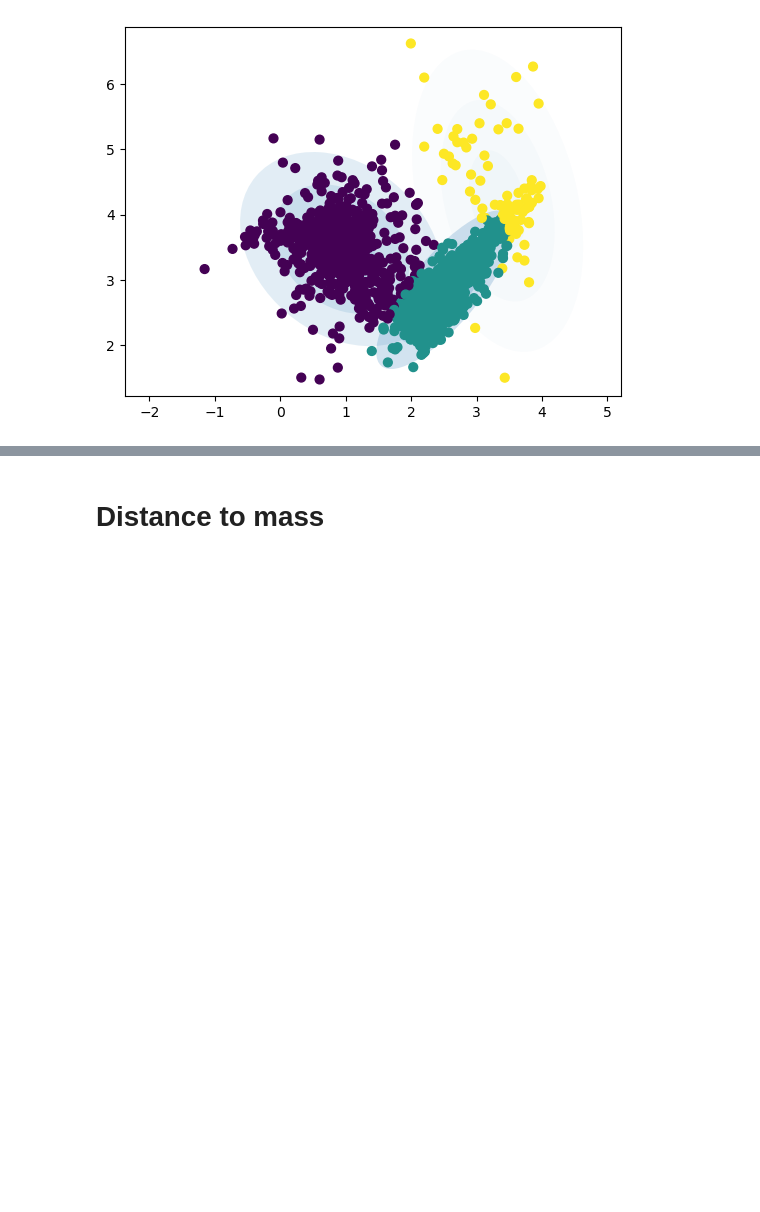
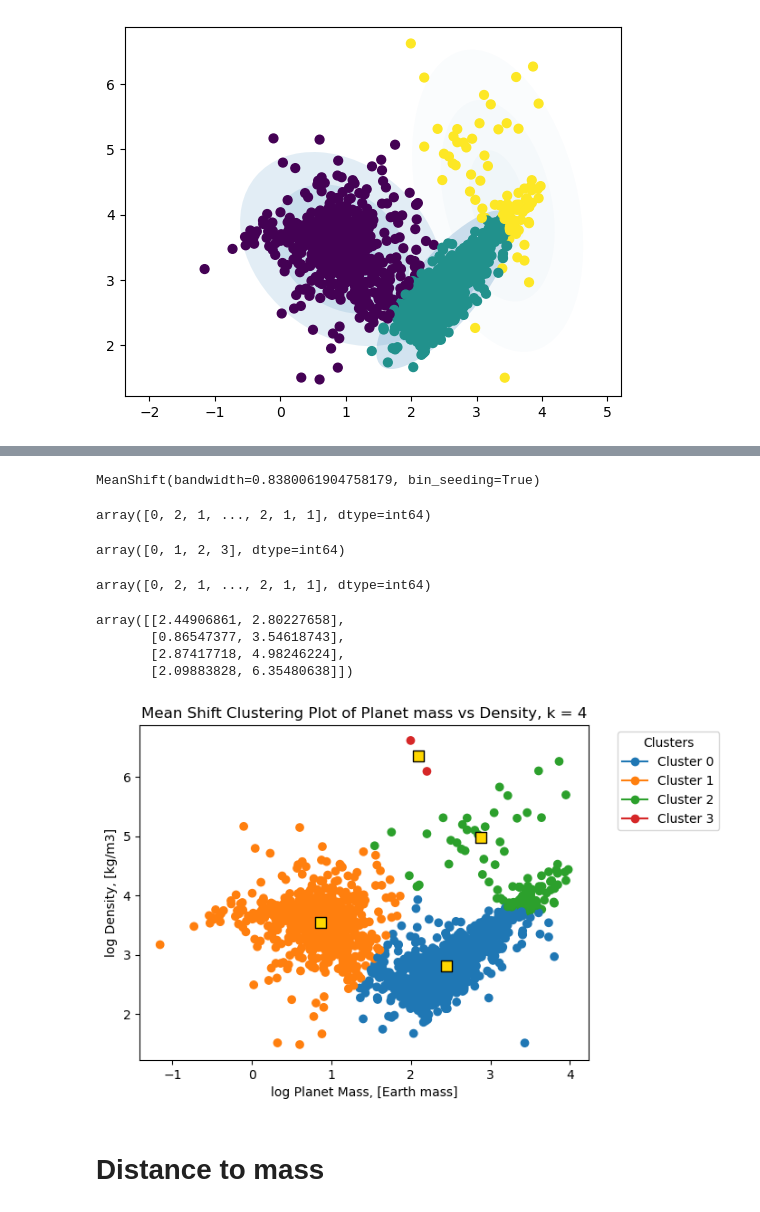
Before and after one commit to 314sirius/ML-examples, a Jupyter notebook: Example3/Exoplanets.ipynb, the cells around one changed output, grey strips where cells are left out. Saved outputs shown, nothing was run; the diff lists cells and outputs as text; code cells hidden in the pictures; blank space fills up the shorter version.

```diff
--- a/Example3/Exoplanets.ipynb
+++ b/Example3/Exoplanets.ipynb
@@ -434,3 +461,61 @@ plot_gmm(GaussianMixture(n_components=3, random_state=0), # the model
+# %%
+bandwidth=estimate_bandwidth(array_density_log)
+ms=MeanShift(bandwidth=bandwidth, bin_seeding=True)
+ms.fit(array_density_log)
+# %% [output]
+MeanShift(bandwidth=0.8380061904758179, bin_seeding=True)
+# %%
+ms_labels=ms.labels_
+ms_labels
+# %% [output]
+array([0, 2, 1, ..., 2, 1, 1], dtype=int64)
+# %%
+np.unique(ms_labels)
+# %% [output]
+array([0, 1, 2, 3], dtype=int64)
+# %%
+ms_clusters=ms.predict(array_density_log)
+ms_clusters
+# %% [output]
+array([0, 2, 1, ..., 2, 1, 1], dtype=int64)
+# %%
+ms.cluster_centers_
+# %% [output]
+array([[2.44906861, 2.80227658],
+       [0.86547377, 3.54618743],
+       [2.87417718, 4.98246224],
+       [2.09883828, 6.35480638]])
+# %%
+unique_labels = np.unique(ms.labels_)
+num_clusters = len(unique_labels)
+colors = plt.cm.get_cmap('tab10')(np.arange(num_clusters))  # Choose a colormap
+
+# Scatter plot with coloring based on labels
+plt.scatter(array_density_log[:, 0], array_density_log[:, 1], c=colors[ms.labels_])
+
+# Create a legend based on cluster labels
+cluster_labels = {label: f"Cluster {label}" for label in unique_labels}
+#centroid_labels = {label: f"Centroid {label}" for label in range(num_clusters)}
+
+if -1 in unique_labels:  # Add label for noise points (if present)
+    cluster_labels[-1] = 'Noise'
+legend_handles = [plt.Line2D([], [], marker='o', color=colors[label]) for label in unique_labels]
+
+# Plot centroids with larger markers and a distinct color
+plt.scatter(ms.cluster_centers_[:, 0], ms.cluster_centers_[:, 1], marker='s', s=80, edgecolors='black', c='gold', linewidths=1)
+
+# Legend outside the plot
+plt.legend(legend_handles, cluster_labels.values(),title='Clusters', bbox_to_anchor=(1.05, 1), loc='upper left')  # Adjust position as desired
+#plt.legend(legend_handles, centroid_labels.values(),title='Clusters', bbox_to_anchor=(1.05, 1), loc='upper left')
+
+plt.ylabel("log Density, [kg/m3]")
+plt.xlabel("log Planet Mass, [Earth mass]")
+plt.title(f'Mean Shift Clustering Plot of Planet mass vs Density, k = {num_clusters}')
+
+# Display the plot
+plt.show()
+# %% [output]
+[figure, added]
 # %% [markdown]
 # Distance to mass
 # %%
```
Also changed, not shown: parts of 10 cells of this notebook.
